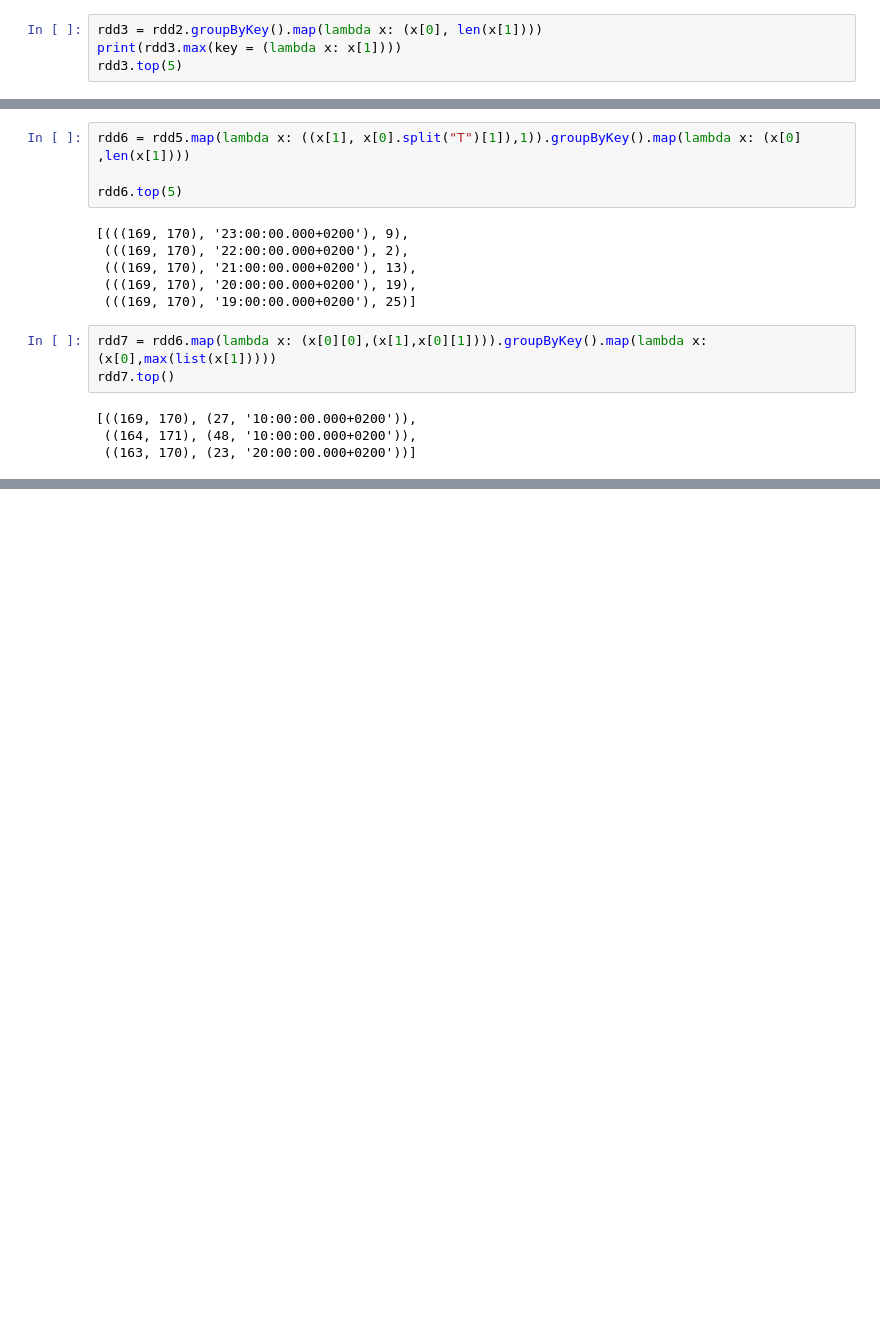
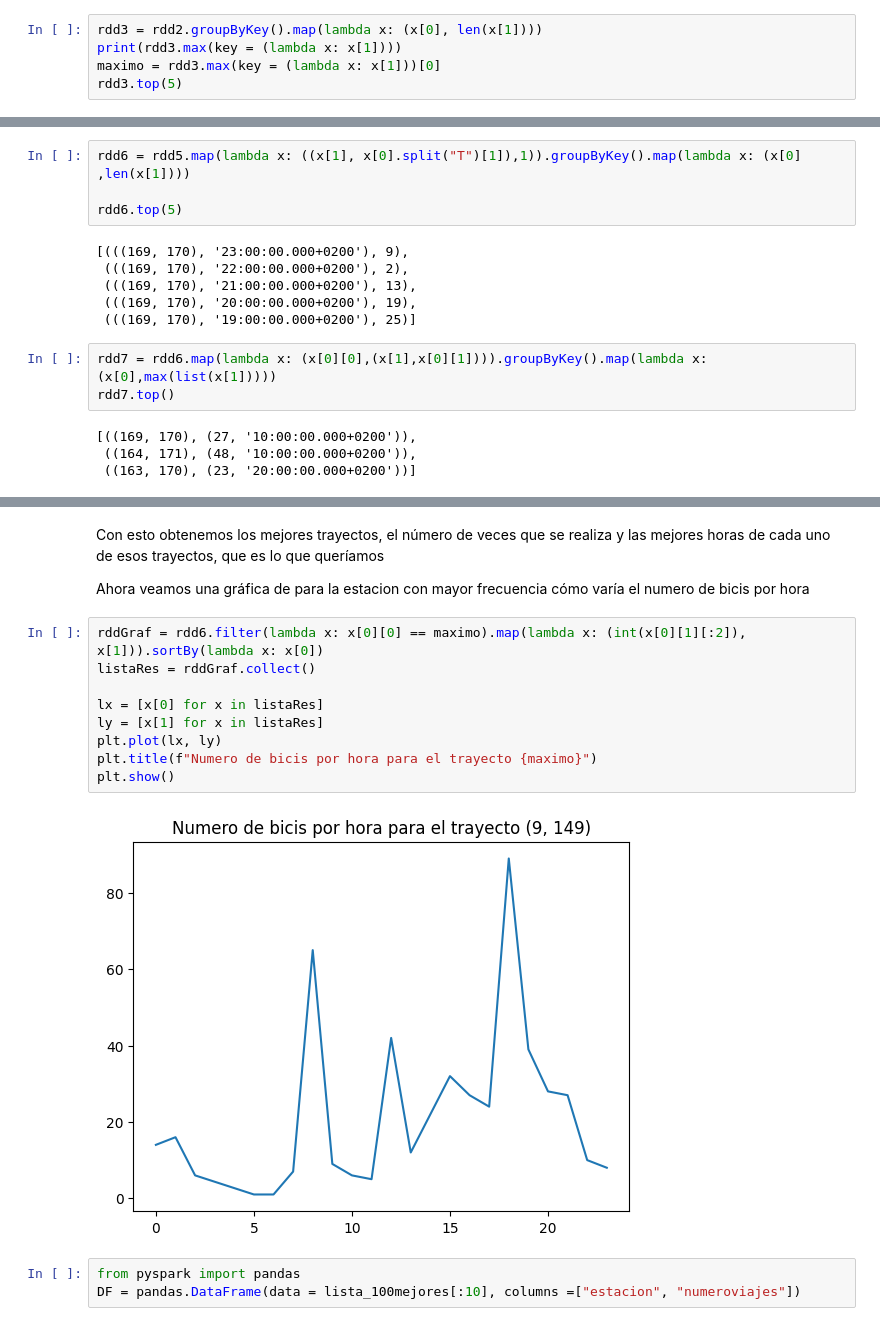
Before and after one commit to Edealvear/PracticaSpark, a Jupyter notebook: Practica_BiciMad.ipynb, the cells around one changed output, grey strips where cells are left out. Saved outputs shown, nothing was run; the diff lists cells and outputs as text; blank space fills up the shorter version.

```diff
--- a/Practica_BiciMad.ipynb
+++ b/Practica_BiciMad.ipynb
@@ -38,6 +38,7 @@ rdd2.top(4)
 # %%
 rdd3 = rdd2.groupByKey().map(lambda x: (x[0], len(x[1])))
 print(rdd3.max(key = (lambda x: x[1])))
+maximo = rdd3.max(key = (lambda x: x[1]))[0]
 rdd3.top(5)
 # %% [output]
 ((9, 149), 490)
@@ -102,0 +102,19 @@ Con esto obtenemos los mejores trayectos, el número de veces que se realiza y l
+# %% [markdown]
+Con esto obtenemos los mejores trayectos, el número de veces que se realiza y las mejores horas de cada uno de esos trayectos, que es lo que queríamos
+
+
+Ahora veamos una gráfica de para la estacion con mayor frecuencia cómo varía el numero de bicis por hora
+# %%
+rddGraf = rdd6.filter(lambda x: x[0][0] == maximo).map(lambda x: (int(x[0][1][:2]), x[1])).sortBy(lambda x: x[0])
+listaRes = rddGraf.collect()
+
+lx = [x[0] for x in listaRes]
+ly = [x[1] for x in listaRes]
+plt.plot(lx, ly)
+plt.title(f"Numero de bicis por hora para el trayecto {maximo}")
+plt.show()
+# %% [output]
+[figure, added]
+# %%
+from pyspark import pandas
+DF = pandas.DataFrame(data = lista_100mejores[:10], columns =["estacion", "numeroviajes"])
```
Also changed, not shown: parts of 5 cells of this notebook.
